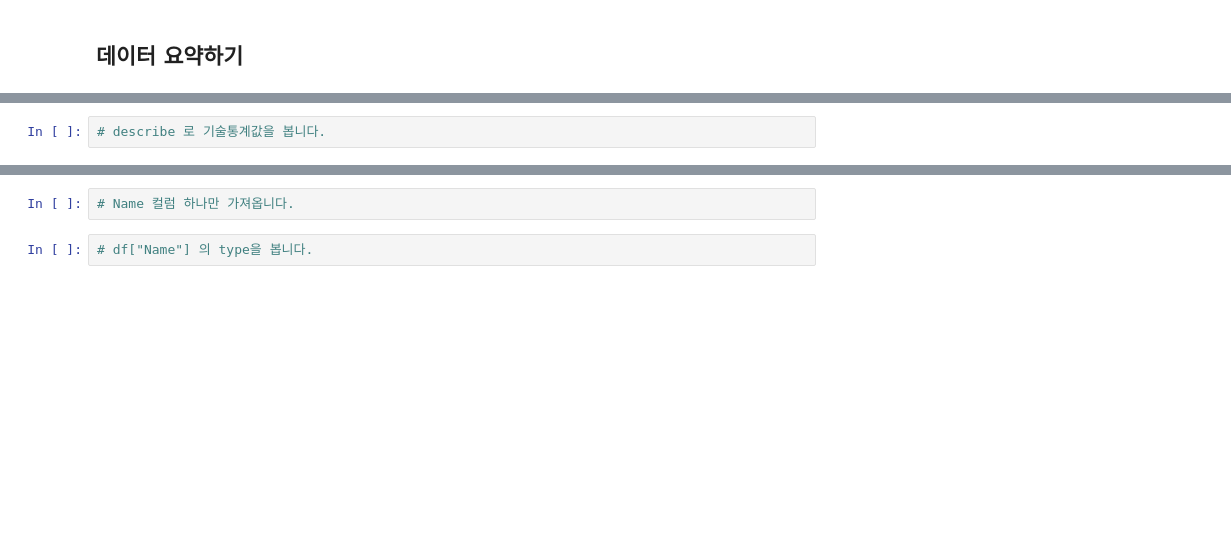
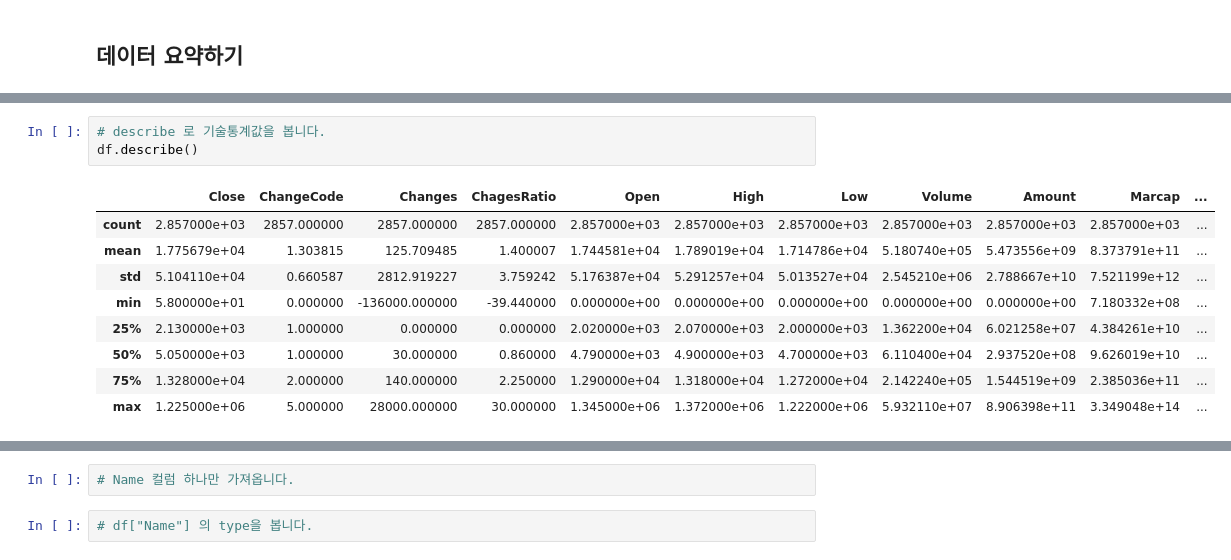
Before and after one commit to neguri0235/finance-data-analysis, a Jupyter notebook: 2.2. KRX 전체 종목분석-input.ipynb, the cells around one changed output, grey strips where cells are left out. Cells and saved outputs as stored; diff of their text form; blank space fills up the shorter version.

```diff
--- a/2.2. KRX 전체 종목분석-input.ipynb
+++ b/2.2. KRX 전체 종목분석-input.ipynb
@@ -129,4 +177,15 @@ df
 # %%
 # describe 로 기술통계값을 봅니다.
+df.describe()
+# %% [output]
+|  | Close | ChangeCode | Changes | ChagesRatio | Open | High | Low | Volume | Amount | Marcap | ... |
+| count | 2.857000e+03 | 2857.000000 | 2857.000000 | 2857.000000 | 2.857000e+03 | 2.857000e+03 | 2.857000e+03 | 2.857000e+03 | 2.857000e+03 | 2.857000e+03 | ... |
+| mean | 1.775679e+04 | 1.303815 | 125.709485 | 1.400007 | 1.744581e+04 | 1.789019e+04 | 1.714786e+04 | 5.180740e+05 | 5.473556e+09 | 8.373791e+11 | ... |
+| std | 5.104110e+04 | 0.660587 | 2812.919227 | 3.759242 | 5.176387e+04 | 5.291257e+04 | 5.013527e+04 | 2.545210e+06 | 2.788667e+10 | 7.521199e+12 | ... |
+| min | 5.800000e+01 | 0.000000 | -136000.000000 | -39.440000 | 0.000000e+00 | 0.000000e+00 | 0.000000e+00 | 0.000000e+00 | 0.000000e+00 | 7.180332e+08 | ... |
+| 25% | 2.130000e+03 | 1.000000 | 0.000000 | 0.000000 | 2.020000e+03 | 2.070000e+03 | 2.000000e+03 | 1.362200e+04 | 6.021258e+07 | 4.384261e+10 | ... |
+| 50% | 5.050000e+03 | 1.000000 | 30.000000 | 0.860000 | 4.790000e+03 | 4.900000e+03 | 4.700000e+03 | 6.110400e+04 | 2.937520e+08 | 9.626019e+10 | ... |
+| 75% | 1.328000e+04 | 2.000000 | 140.000000 | 2.250000 | 1.290000e+04 | 1.318000e+04 | 1.272000e+04 | 2.142240e+05 | 1.544519e+09 | 2.385036e+11 | ... |
+| max | 1.225000e+06 | 5.000000 | 28000.000000 | 30.000000 | 1.345000e+06 | 1.372000e+06 | 1.222000e+06 | 5.932110e+07 | 8.906398e+11 | 3.349048e+14 | ... |
 # %%
 # 중복을 제외한 unique 값의 갯수를 봅니다.
```
Also changed, not shown: parts of 8 cells of this notebook.
